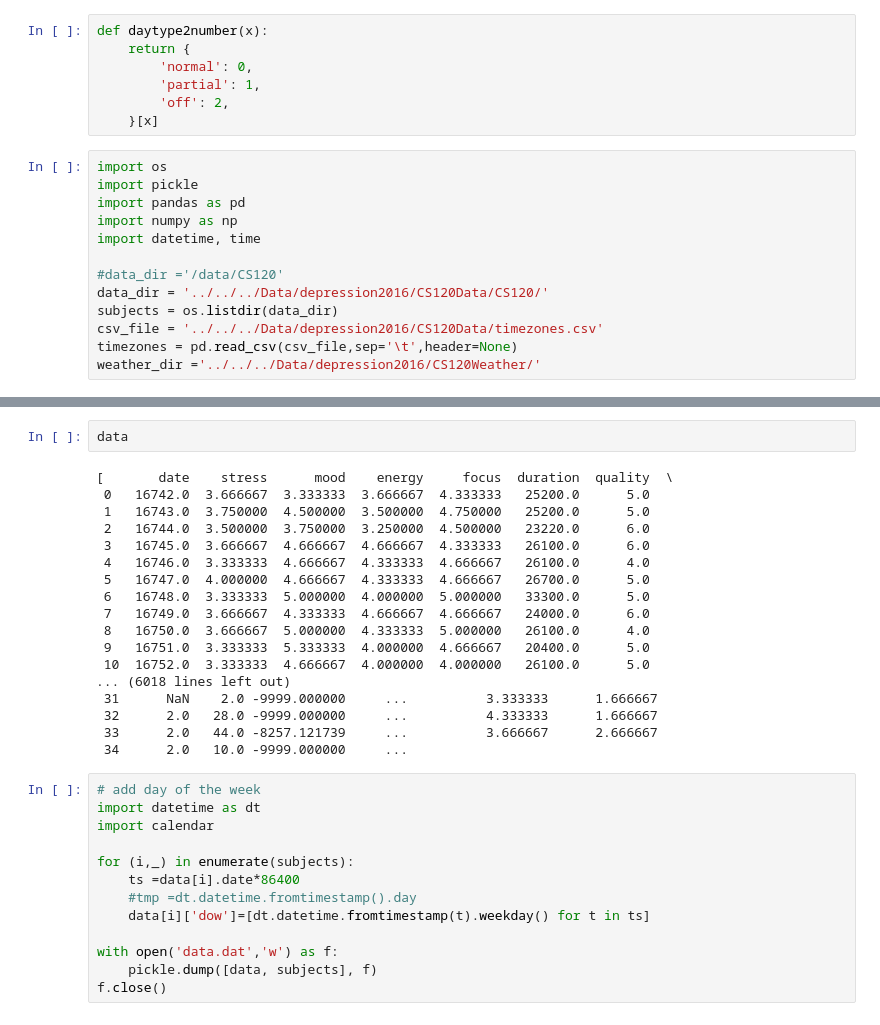
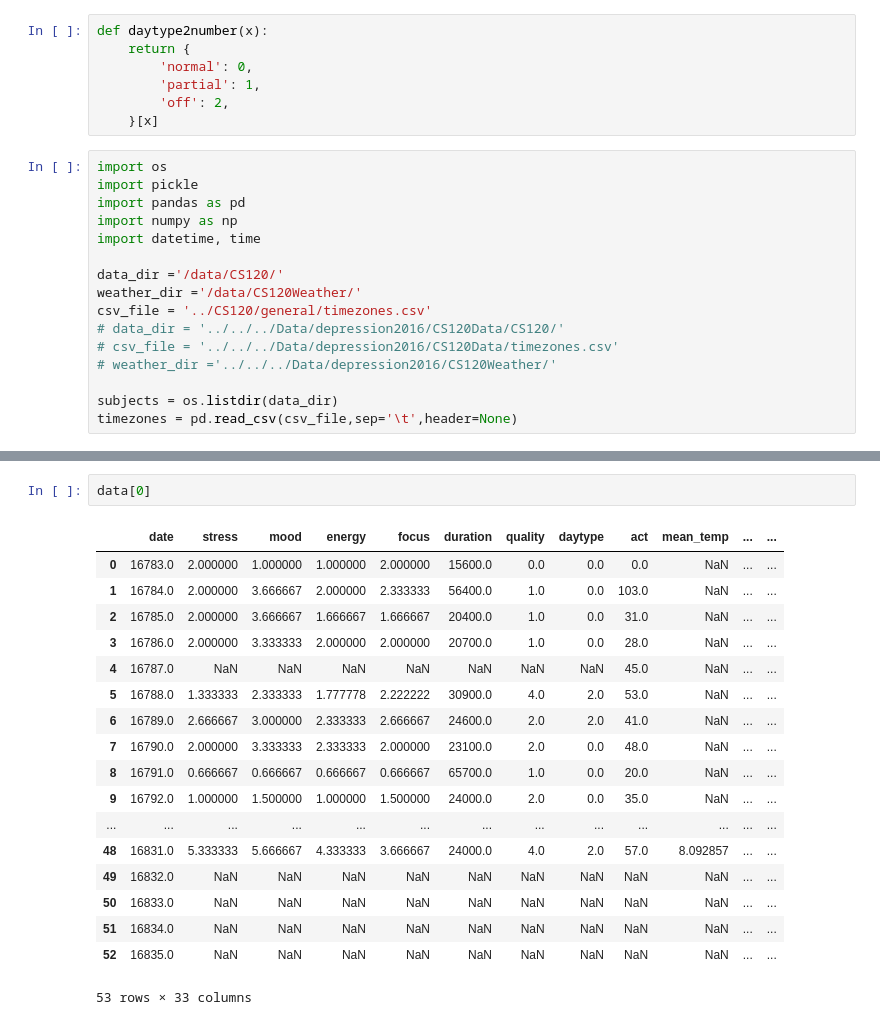
Before and after one commit to striantafillou/causality, a Jupyter notebook: read_data.ipynb, the cells around one changed output, grey strips where cells are left out. Cells and saved outputs as stored; diff of their text form.

```diff
--- a/read_data.ipynb
+++ b/read_data.ipynb
@@ -12,12 +12,15 @@ import pandas as pd
 import numpy as np
 import datetime, time
 
-#data_dir ='/data/CS120'
-data_dir = '../../../Data/depression2016/CS120Data/CS120/'
+data_dir ='/data/CS120/'
+weather_dir ='/data/CS120Weather/'
+csv_file = '../CS120/general/timezones.csv'
+# data_dir = '../../../Data/depression2016/CS120Data/CS120/'
+# csv_file = '../../../Data/depression2016/CS120Data/timezones.csv'
+# weather_dir ='../../../Data/depression2016/CS120Weather/'
+
 subjects = os.listdir(data_dir)
-csv_file = '../../../Data/depression2016/CS120Data/timezones.csv'
 timezones = pd.read_csv(csv_file,sep='\t',header=None)
-weather_dir ='../../../Data/depression2016/CS120Weather/'
 # %%
 # subjects = subjects[:2]
 
@@ -188,33 +205,21 @@ for (i,_) in enumerate(subjects):
 # %%
-data
+data[0]
 # %% [output]
+|  | date | stress | mood | energy | focus | duration | quality | daytype | act | mean_temp | ... | ... |
+| 0 | 16783.0 | 2.000000 | 1.000000 | 1.000000 | 2.000000 | 15600.0 | 0.0 | 0.0 | 0.0 | NaN | ... | ... |
+| 1 | 16784.0 | 2.000000 | 3.666667 | 2.000000 | 2.333333 | 56400.0 | 1.0 | 0.0 | 103.0 | NaN | ... | ... |
+| 2 | 16785.0 | 2.000000 | 3.666667 | 1.666667 | 1.666667 | 20400.0 | 1.0 | 0.0 | 31.0 | NaN | ... | ... |
+| 3 | 16786.0 | 2.000000 | 3.333333 | 2.000000 | 2.000000 | 20700.0 | 1.0 | 0.0 | 28.0 | NaN | ... | ... |
+| 4 | 16787.0 | NaN | NaN | NaN | NaN | NaN | NaN | NaN | 45.0 | NaN | ... | ... |
+| 5 | 16788.0 | 1.333333 | 2.333333 | 1.777778 | 2.222222 | 30900.0 | 4.0 | 2.0 | 53.0 | NaN | ... | ... |
+| 6 | 16789.0 | 2.666667 | 3.000000 | 2.333333 | 2.666667 | 24600.0 | 2.0 | 2.0 | 41.0 | NaN | ... | ... |
+| 7 | 16790.0 | 2.000000 | 3.333333 | 2.333333 | 2.000000 | 23100.0 | 2.0 | 0.0 | 48.0 | NaN | ... | ... |
+| 8 | 16791.0 | 0.666667 | 0.666667 | 0.666667 | 0.666667 | 65700.0 | 1.0 | 0.0 | 20.0 | NaN | ... | ... |
+| 9 | 16792.0 | 1.000000 | 1.500000 | 1.000000 | 1.500000 | 24000.0 | 2.0 | 0.0 | 35.0 | NaN | ... | ... |
+| ... | ... | ... | ... | ... | ... | ... | ... | ... | ... | ... | ... | ... |
+| 48 | 16831.0 | 5.333333 | 5.666667 | 4.333333 | 3.666667 | 24000.0 | 4.0 | 2.0 | 57.0 | 8.092857 | ... | ... |
+| 49 | 16832.0 | NaN | NaN | NaN | NaN | NaN | NaN | NaN | NaN | NaN | ... | ... |
+| 50 | 16833.0 | NaN | NaN | NaN | NaN | NaN | NaN | NaN | NaN | NaN | ... | ... |
+| 51 | 16834.0 | NaN | NaN | NaN | NaN | NaN | NaN | NaN | NaN | NaN | ... | ... |
+| 52 | 16835.0 | NaN | NaN | NaN | NaN | NaN | NaN | NaN | NaN | NaN | ... | ... |
-[       date    stress      mood    energy     focus  duration  quality  \
- 0   16742.0  3.666667  3.333333  3.666667  4.333333   25200.0      5.0
- 1   16743.0  3.750000  4.500000  3.500000  4.750000   25200.0      5.0
- 2   16744.0  3.500000  3.750000  3.250000  4.500000   23220.0      6.0
- 3   16745.0  3.666667  4.666667  4.666667  4.333333   26100.0      6.0
- 4   16746.0  3.333333  4.666667  4.333333  4.666667   26100.0      4.0
- 5   16747.0  4.000000  4.666667  4.333333  4.666667   26700.0      5.0
- 6   16748.0  3.333333  5.000000  4.000000  5.000000   33300.0      5.0
- 7   16749.0  3.666667  4.333333  4.666667  4.666667   24000.0      6.0
- 8   16750.0  3.666667  5.000000  4.333333  5.000000   26100.0      4.0
- 9   16751.0  3.333333  5.333333  4.000000  4.666667   20400.0      5.0
- 10  16752.0  3.333333  4.666667  4.000000  4.000000   26100.0      5.0
-... (6018 lines left out)
- 31      NaN    2.0 -9999.000000     ...          3.333333      1.666667
- 32      2.0   28.0 -9999.000000     ...          4.333333      1.666667
- 33      2.0   44.0 -8257.121739     ...          3.666667      2.666667
- 34      2.0   10.0 -9999.000000     ...
+53 rows × 33 columns
-# %%
-# add day of the week
-import datetime as dt
-import calendar
-
-for (i,_) in enumerate(subjects):
-    ts =data[i].date*86400
-    #tmp =dt.datetime.fromtimestamp().day
-    data[i]['dow']=[dt.datetime.fromtimestamp(t).weekday() for t in ts]
-
-with open('data.dat','w') as f:
-    pickle.dump([data, subjects], f)
-f.close()
```
Also changed, not shown: parts of 3 cells of this notebook, 8 other files.
